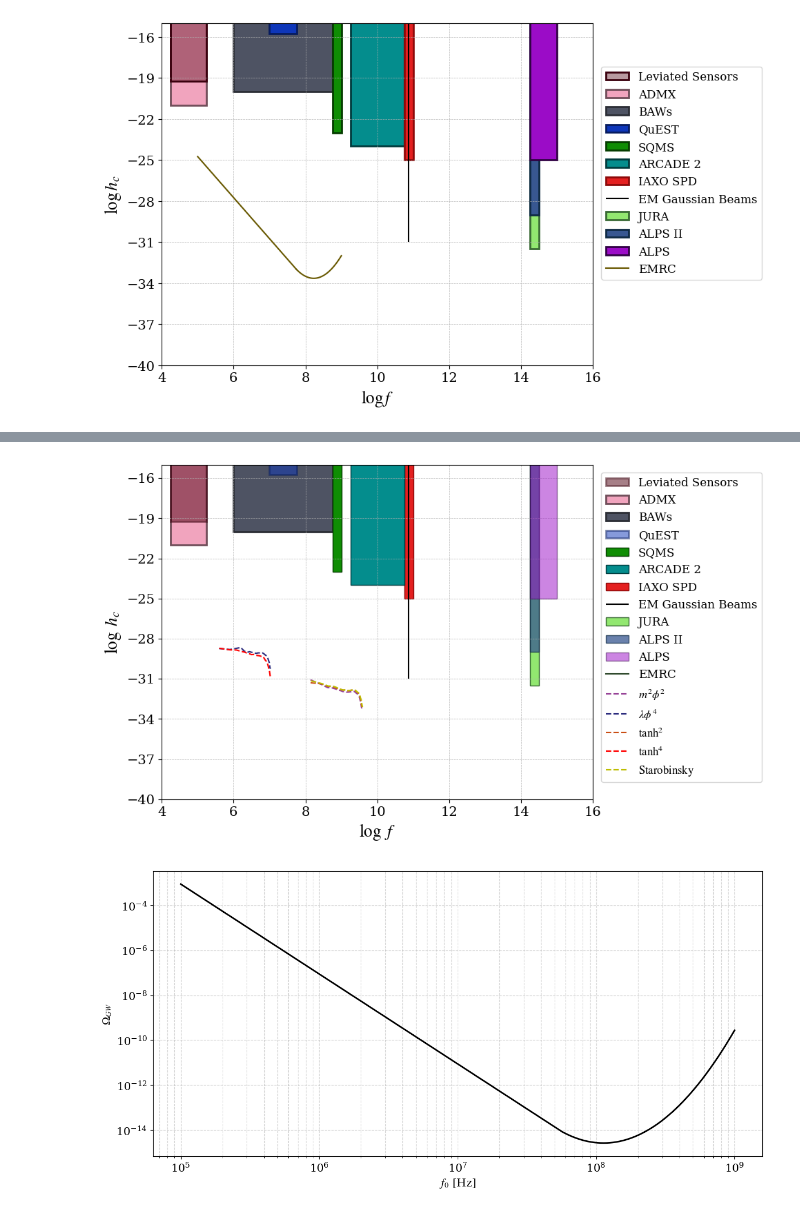
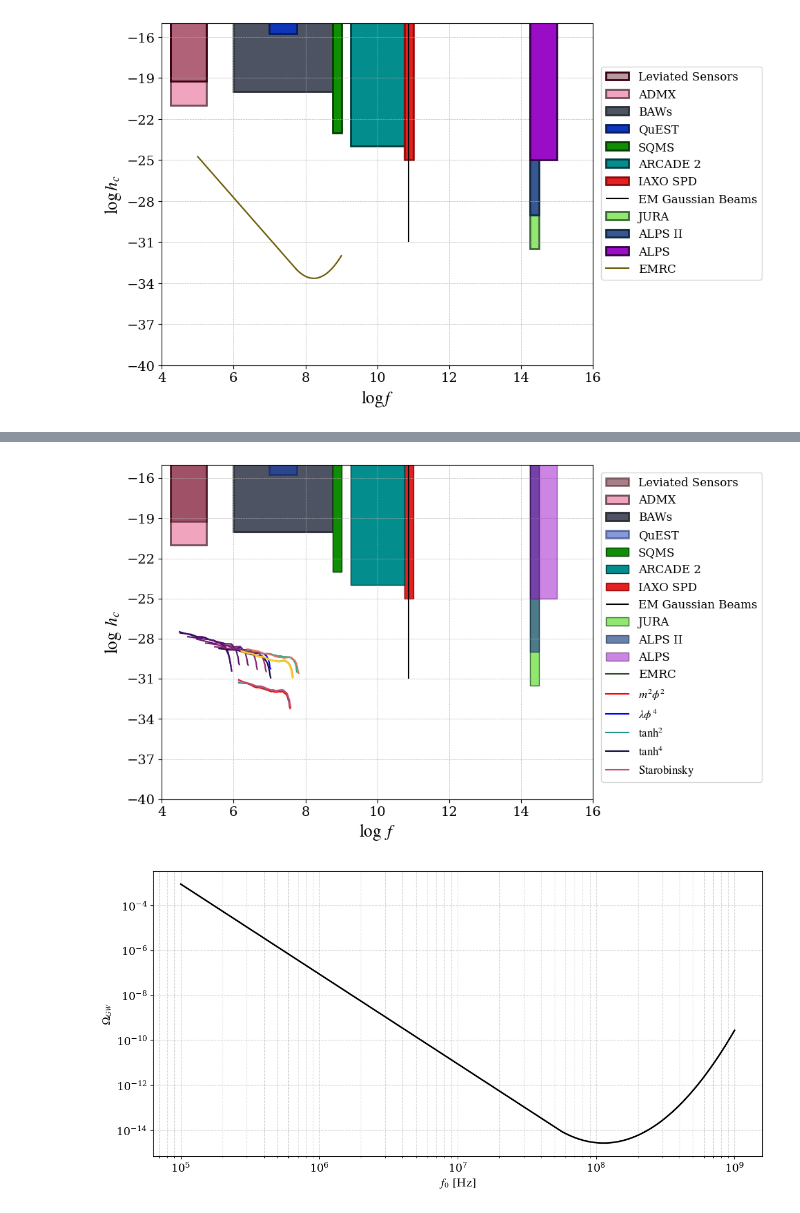
Before and after one commit to TomasCiccarella/Tesis, a Jupyter notebook: cosmolattice/GW_Exp.ipynb, the cells around one changed output, grey strips where cells are left out. Saved outputs shown, nothing was run; the diff lists cells and outputs as text; code cells hidden in the pictures.

```diff
--- a/cosmolattice/GW_Exp.ipynb
+++ b/cosmolattice/GW_Exp.ipynb
@@ -354,39 +405,55 @@ rectALPS = patches.Rectangle(
     edgecolor=to_rgba("#310244", alpha=1.0),
     alpha=0.5,
     label = "ALPS",
     zorder = 2
 )
 ax.add_patch(rectALPS)
 
 x1 = np.linspace(5,7.75,1000)
 y1 = (-33+24.75)/(7.75-5)*(x1-5) - 24.75
 #ax.plot(x1, y1, color="#314B2E", linestyle='-', linewidth=1.5, label='EMRC', zorder=2)
 x2 = np.linspace(7.75,9,1000)
 y2 = 14/5*x2**2 - 461/10 * x2 + 1561/10
 #ax.plot(x2, y2, color="#314B2E", linestyle='-', linewidth=1.5, zorder=2)
 
 x3 = [9.9,10,10.1]
 y3 = [-19,-19,-19]
 ax.plot(x3,y3, color = "#314B2E", label = "EMRC", zorder = 0.001)
 
-ax.plot(np.log10(data_m2phi2[:, 0]), np.log10(data_m2phi2[:, 1]), '--', label=r'$m^2\phi^2$', color = "#974397")
-ax.plot(np.log10(data_lphi4[:, 0]), np.log10(data_lphi4[:, 1]), '--', label=r'$\lambda\phi^4$', color = "#2c2c7e")
-ax.plot(np.log10(data_tanh2[:, 0]), np.log10(data_tanh2[:, 1]), '--', label=r'$\tanh^2$', color = "#ca4e14")
-ax.plot(np.log10(data_tanh4[:,  0]), np.log10(data_tanh4[:,  1]), '--', label=r'$\tanh^4$', color = '#ff0000')
-ax.plot(np.log10(data_Starobinsky[:,  0]), np.log10(data_Starobinsky[:,  1]), '--', label=r'$\text{Starobinsky}$', color = "#bdbd00")
+ax.plot(np.log10(data_m2phi2[:, 0]/1e2), np.log10(data_m2phi2[:, 1]), 'r-', label=r'$m^2\phi^2$')
+ax.plot(np.log10(data_lphi4[:, 0]), np.log10(data_lphi4[:, 1]), 'b-', label=r'$\lambda\phi^4$')
+
+ax.plot(np.log10(data_tanh2[:, 0]/1e2), np.log10(data_tanh2[:, 1]), color = colors_tanh2[0], label=r'$\tanh^2$')
+ax.plot(np.log10(data_tanh2M1f), np.log10(data_tanh2M1h), color = colors_tanh2[1])
+ax.plot(np.log10(data_tanh2M2f), np.log10(data_tanh2M2h), color = colors_tanh2[2])
+ax.plot(np.log10(data_tanh2M3f), np.log10(data_tanh2M3h), color = colors_tanh2[3])
+
+ax.plot(np.log10(data_tanh4[:, 0]), np.log10(data_tanh4[:, 1]), color = colors_tanh4[0], label=r'$\tanh^4$')
+ax.plot(np.log10(data_tanh4L1f), np.log10(data_tanh4L1h), color = colors_tanh4[1])
+ax.plot(np.log10(data_tanh4L2f), np.log10(data_tanh4L2h), color = colors_tanh4[2])
+ax.plot(np.log10(data_tanh4L3f), np.log10(data_tanh4L3h), color = colors_tanh4[3])
+ax.plot(np.log10(data_tanh4L4f), np.log10(data_tanh4L4h), color = colors_tanh4[4])
+ax.plot(np.log10(data_tanh4L5f), np.log10(data_tanh4L5h), color = colors_tanh4[5])
+ax.plot(np.log10(data_tanh4L6f), np.log10(data_tanh4L6h), color = colors_tanh4[6])
+
+ax.plot(np.log10(data_Starobinsky[:, 0]/1e2), np.log10(data_Starobinsky[:, 1]), color = colors_Starobinsky[0], label=r'$\text{Starobinsky}$')
+ax.plot(np.log10(data_StarobinskyM1f), np.log10(data_StarobinskyM1h), color = colors_Starobinsky[1])
+ax.plot(np.log10(data_StarobinskyM2f), np.log10(data_StarobinskyM2h), color = colors_Starobinsky[2])
+ax.plot(np.log10(data_StarobinskyM3f), np.log10(data_StarobinskyM3h), color = colors_Starobinsky[3])
+
 
 ax.set_xlim(4, 16)
 ax.set_ylim(-40, -15)
 ax.set_xticks(np.arange(4, 18, 2))
 ax.set_yticks(np.arange(-40, -14, 3))
 ax.set_xlabel(r'$\log ~ f$', fontsize=18)
 ax.set_ylabel(r'$\log ~ h_c$', fontsize=18)
 ax.legend(loc=(1.02,0.05), fontsize=12)
 plt.tight_layout()
 #plt.show()
 plt.savefig("GW_Strain_Spectrum.pdf", format = "pdf", bbox_inches='tight')
 # %% [output]
-[figure, old version]
+[figure, new version]
 # %%
 H0 = 67.4 * 1e3 / (3.086e22)  # Hubble constant in SI units (s^-1)
 
```
Also changed, not shown: parts of 1 cell of this notebook, 51 other files.
